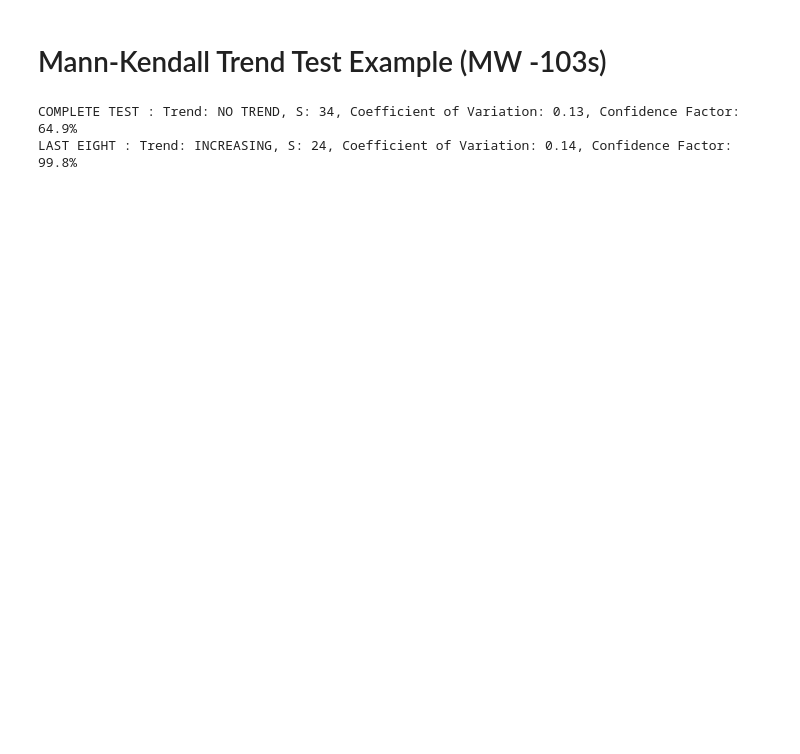
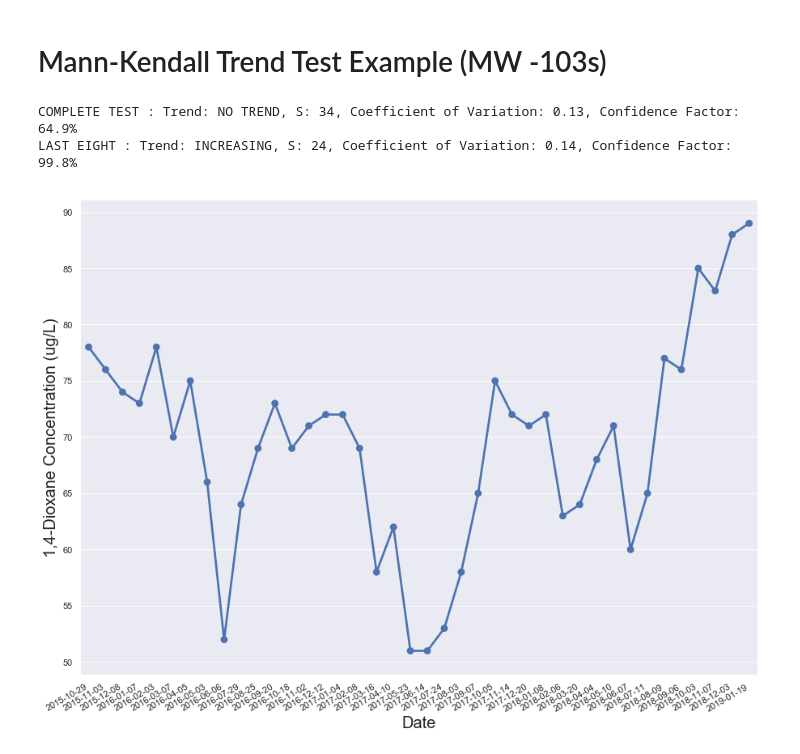
Before and after one commit to londoed/Mann-Kendall-Trend-Testing, a Jupyter notebook: Mann-Kendall Trend Analysis.ipynb, the cells around one changed output. Saved outputs shown, nothing was run; the diff lists cells and outputs as text; code cells hidden in the pictures; blank space fills up the shorter version.

Commit message:
Uploaded notebook with visualizations

```diff
--- a/Mann-Kendall Trend Analysis.ipynb
+++ b/Mann-Kendall Trend Analysis.ipynb
@@ -69,0 +79,12 @@ LAST EIGHT : Trend: INCREASING, S: 24, Coefficient of Variation: 0.14, Confidenc
+# %%
+# Build the figure #
+fig, ax = plt.subplots(figsize=(15, 12))
+ax = sns.pointplot(x='Date', y='1,4-Dioxane Concentration (ug/L)', data=df)
+ax.set_xlabel('Date', fontsize=20)
+ax.set_ylabel('1,4-Dioxane Concentration (ug/L)', fontsize=20)
+
+# put the labels at 45deg since they tend to be too long
+fig.autofmt_xdate()
+plt.show()
+# %% [output]
+[figure, added]
```
Also changed, not shown: parts of 2 cells of this notebook.
